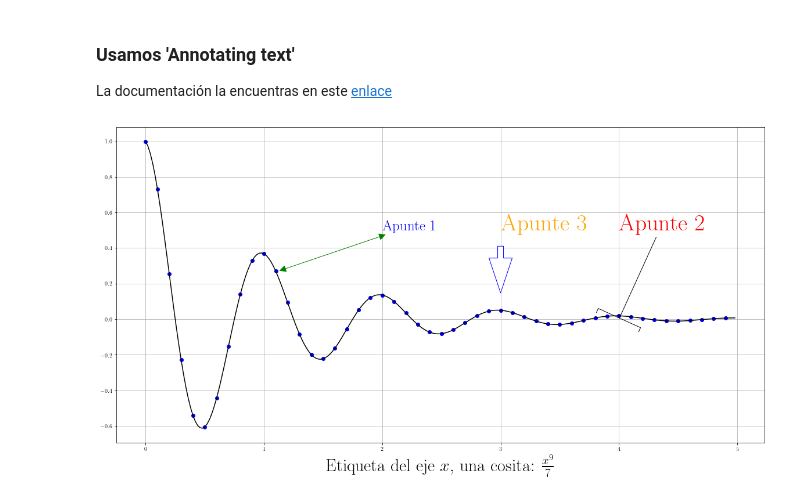
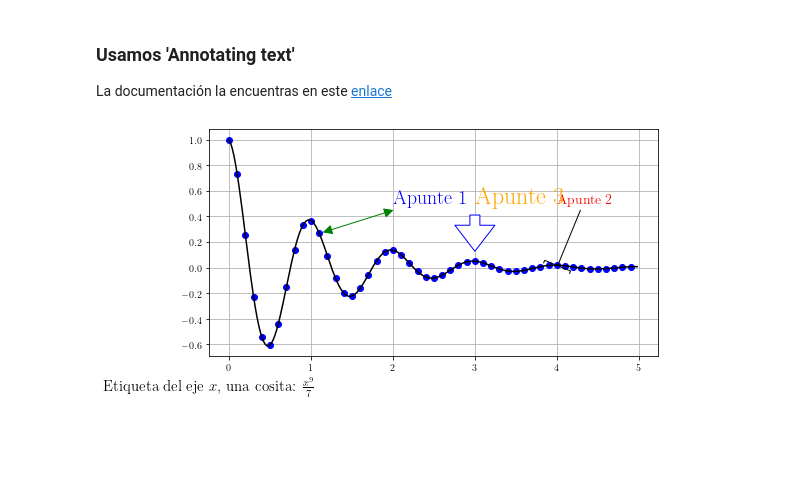
Before and after one commit to gcvaldivia/LearningPython, a Jupyter notebook: IntroToSciPy/Matplotlib/Introductory-Pyplot_tutorial.ipynb, the cells around one changed output. Cells and saved outputs as stored; diff of their text form; code cells hidden in the pictures; blank space fills up the shorter version.

```diff
--- a/IntroToSciPy/Matplotlib/Introductory-Pyplot_tutorial.ipynb
+++ b/IntroToSciPy/Matplotlib/Introductory-Pyplot_tutorial.ipynb
@@ -114,28 +114,27 @@ La documentación la encuentras en este [enlace](https://matplotlib.org/api/_as_
 # %%
 t1 = np.arange(0.0, 5.0, 0.1)
 t2 = np.arange(0.0, 5.0, 0.02)
+plt.figure(figsize=(8,4))
 
-plt.figure(figsize=(20,10))
-
-plt.subplot()
 plt.plot(t1, np.exp(-t1) * np.cos(2*np.pi*t1), 'bo',
          t2, np.exp(-t2) * np.cos(2*np.pi*t2), 'k')
 plt.xlabel(r'Etiqueta del eje $x$, una cosita: $\frac{x^9}{7}$',
-           fontsize=30,x=0.5)
+           fontsize=15,x=0)
 
 # Aquí tenemos la forma como debemos usar 'plt.annotate'
 plt.annotate('Apunte 1', xy=(1.12,0.27),xytext=(2,.5),
              arrowprops=dict(arrowstyle='<|-|>',
-             color='green'),fontsize=25,color='b')
+             color='green'),fontsize=20,color='b')
 plt.annotate('Apunte 2', xy=(4,0),xytext=(4,0.5),
              arrowprops=dict(arrowstyle='-[',fc='r',
-             facecolor='green'),fontsize=40,color='r')
+             facecolor='green'),fontsize=14,color='r')
 plt.annotate('Apunte 3', xy=(3,0.09),xytext=(3,0.5),
              arrowprops=dict(fc='w',ec='b',width=10,
-             headwidth=40,headlength=60,shrink=0.15)
-             ,fontsize=40,color='orange')
+             headwidth=40,headlength=26,shrink=0.1)
+             ,fontsize=24,color='orange')
 
 plt.grid()
+plt.tight_layout()
 plt.savefig('fig3.pdf')
 # %% [output]
-[figure, old version]
+[figure, new version]
```
Also changed, not shown: parts of 2 cells of this notebook, 3 other files.
